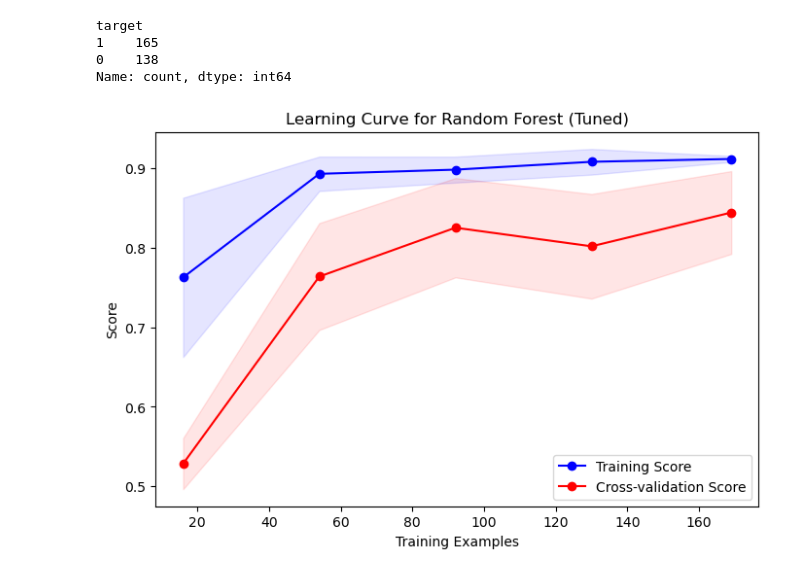
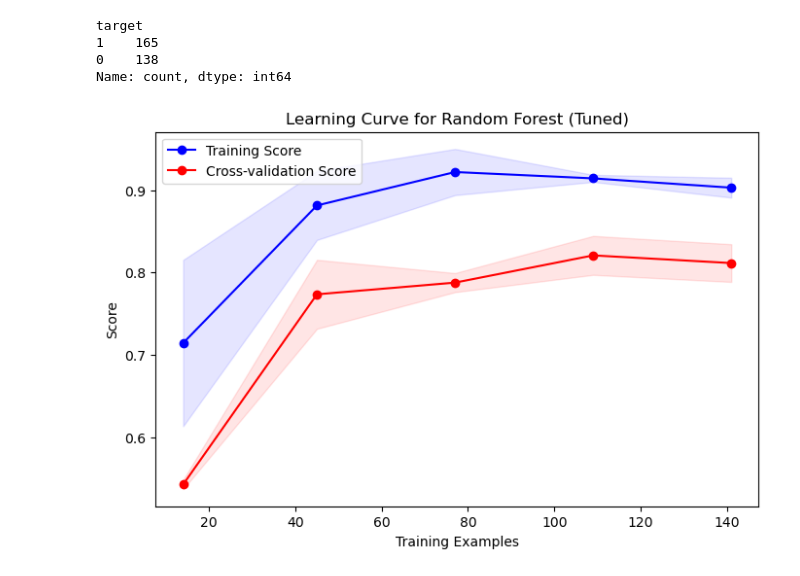
Before and after one commit to aditya230302/Heart_Disease_Prediction, a Jupyter notebook: Heart_Disease_Prediction.ipynb, the cells around one changed output. Cells and saved outputs as stored; diff of their text form; code cells hidden in the pictures.

```diff
--- a/Heart_Disease_Prediction.ipynb
+++ b/Heart_Disease_Prediction.ipynb
@@ -325,11 +362,11 @@ param_grid = {
     'min_samples_split': [5, 10, 20]
 }
 
-grid_search = RandomizedSearchCV(RandomForestClassifier(random_state=42), param_grid, cv=5, scoring='accuracy', n_iter=10, random_state=42)
-grid_search.fit(X_train, y_train)
-y_pred = grid_search.predict(X_test)
-print(f"Best Parameters: {grid_search.best_params_}")
-print(f"Best Cross-Validation Accuracy: {grid_search.best_score_:.2f}")
+random_search = RandomizedSearchCV(RandomForestClassifier(random_state=42), param_grid, cv=5, scoring='accuracy', n_iter=10, random_state=42)
+random_search.fit(X_train, y_train)
+y_pred_rscv = random_search.predict(X_test)
+print(f"Best Parameters: {random_search.best_params_}")
+print(f"Best Cross-Validation Accuracy: {random_search.best_score_:.2f}")
 # %% [output]
 Best Parameters: {'n_estimators': 50, 'min_samples_split': 20, 'max_depth': 10}
 Best Cross-Validation Accuracy: 0.84
@@ -438,35 +481,30 @@ target
 0    138
 Name: count, dtype: int64
 # %%
-import numpy as np
-import matplotlib.pyplot as plt
 from sklearn.model_selection import learning_curve
-from sklearn.ensemble import RandomForestClassifier
 
 # Best model from RandomizedSearchCV
-best_rf = grid_search.best_estimator_
+best_rf = random_search.best_estimator_
 
 # Compute learning curve
-train_sizes, train_scores, test_scores = learning_curve(
-    best_rf, X_train, y_train, cv=5, scoring="accuracy", n_jobs=-1
-)
+train_sizes, train_scores, test_scores = learning_curve(best_rf, X_train, y_train, cv=3, scoring="accuracy", n_jobs=-1) #-1 means using all processors.
 
 # Calculate mean and std deviation of training and test scores
 train_mean = np.mean(train_scores, axis=1)
 train_std = np.std(train_scores, axis=1)
 test_mean = np.mean(test_scores, axis=1)
 test_std = np.std(test_scores, axis=1)
 
 # Plot Learning Curve
 plt.figure(figsize=(8, 5))
 plt.plot(train_sizes, train_mean, 'o-', label="Training Score", color="blue")
 plt.fill_between(train_sizes, train_mean - train_std, train_mean + train_std, alpha=0.1, color="blue")
 plt.plot(train_sizes, test_mean, 'o-', label="Cross-validation Score", color="red")
 plt.fill_between(train_sizes, test_mean - test_std, test_mean + test_std, alpha=0.1, color="red")
 plt.xlabel("Training Examples")
 plt.ylabel("Score")
 plt.title("Learning Curve for Random Forest (Tuned)")
 plt.legend()
 plt.show()
 # %% [output]
-[figure, old version]
+[figure, new version]
```
Also changed, not shown: parts of 18 cells of this notebook, 2 other files.
